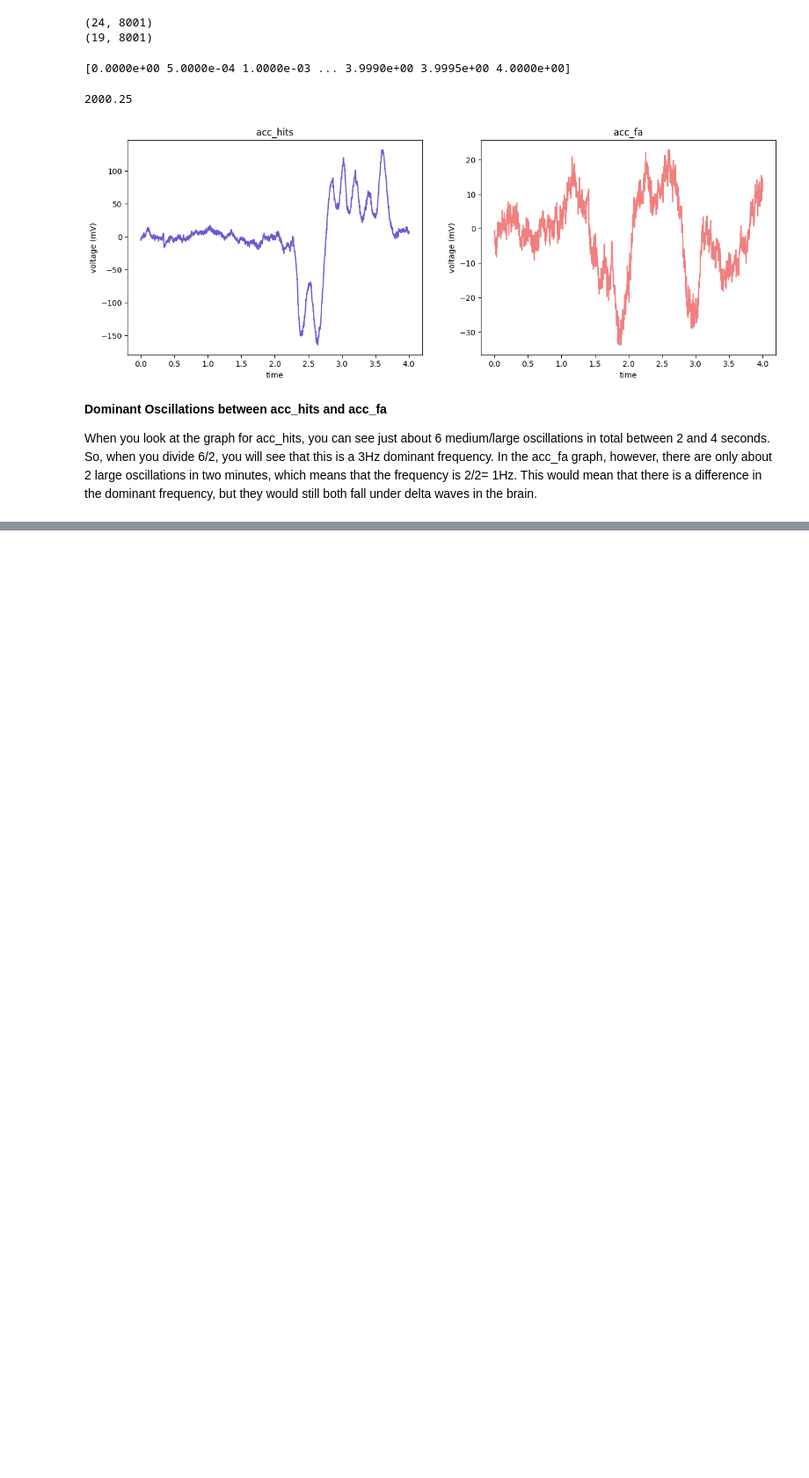
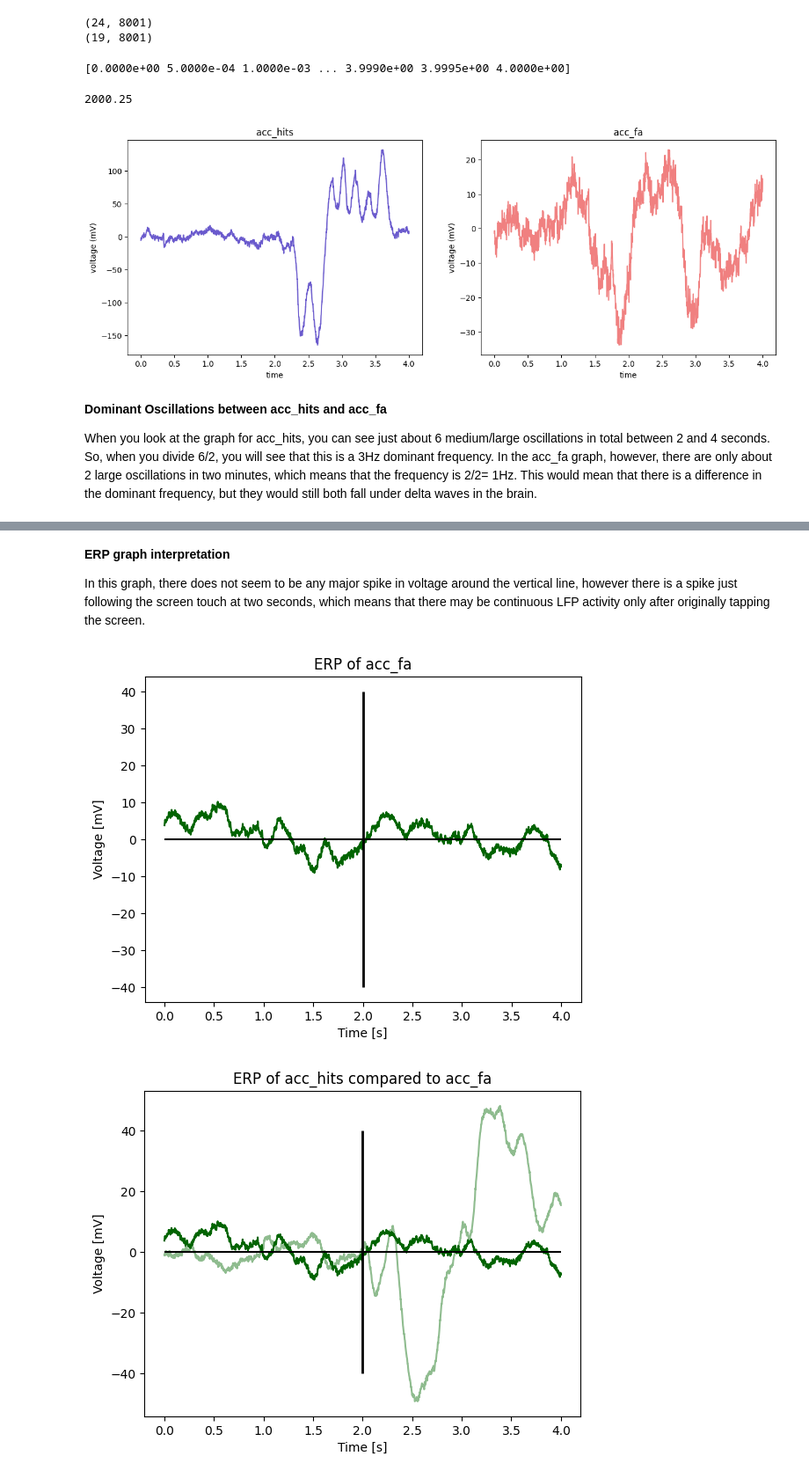
Before and after one commit to amandafriedmann/NEUR-Data-Analysis, a Jupyter notebook: coding_homework_5.ipynb, the cells around one changed output, grey strips where cells are left out. Shown at 88% size. Drawn from its saved outputs; the diff is of its cells as text; code cells hidden in the pictures; blank space fills up the shorter version.

```diff
--- a/coding_homework_5.ipynb
+++ b/coding_homework_5.ipynb
@@ -116,0 +129,30 @@ When you look at the graph for acc_hits, you can see just about 6 medium/large o
+# %% [markdown]
+**ERP graph interpretation**
+
+In this graph, there does not seem to be any major spike in voltage around the vertical line, however there is a spike just following the screen touch at two seconds, which means that there may be continuous LFP activity only after originally tapping the screen.
+# %%
+#plot acc_fa, and then plot acc_fa and acc_hits on the same graph
+
+#plot of just acc_fa
+plt.plot(time, acc_fa.mean(0), color = "darkgreen")
+plt.xlabel('Time [s]')
+plt.ylabel('Voltage [mV]')
+plt.title('ERP of acc_fa')
+plt.vlines(2, -40, 40, 'k', lw=2, color = "black")
+plt.hlines(0, time[0], time[-1], color = "black")
+
+plt.show()
+
+#plot of acc_fa and acc_hits
+plt.plot(time, acc_hits.mean(0), color = "darkseagreen")
+plt.plot(time, acc_fa.mean(0), color = "darkgreen")
+plt.xlabel('Time [s]')
+plt.ylabel('Voltage [mV]')
+plt.title('ERP of acc_hits compared to acc_fa')
+plt.vlines(2, -40, 40, 'k', lw=2, color = "black")
+plt.hlines(0, time[0], time[-1], color = "black")
+
+plt.show()
+# %% [output]
+[figure, added]
+[figure, added]
```
Also changed, not shown: parts of 1 cell of this notebook.
